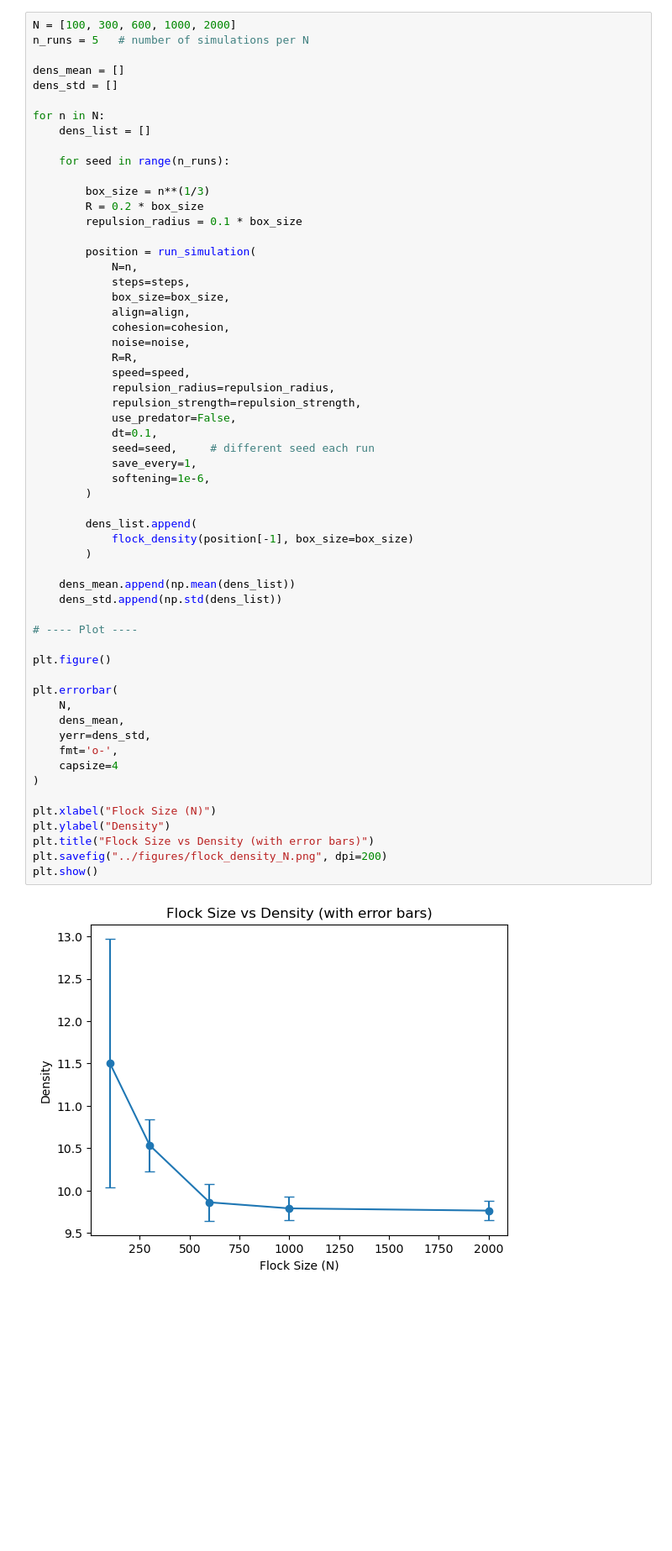
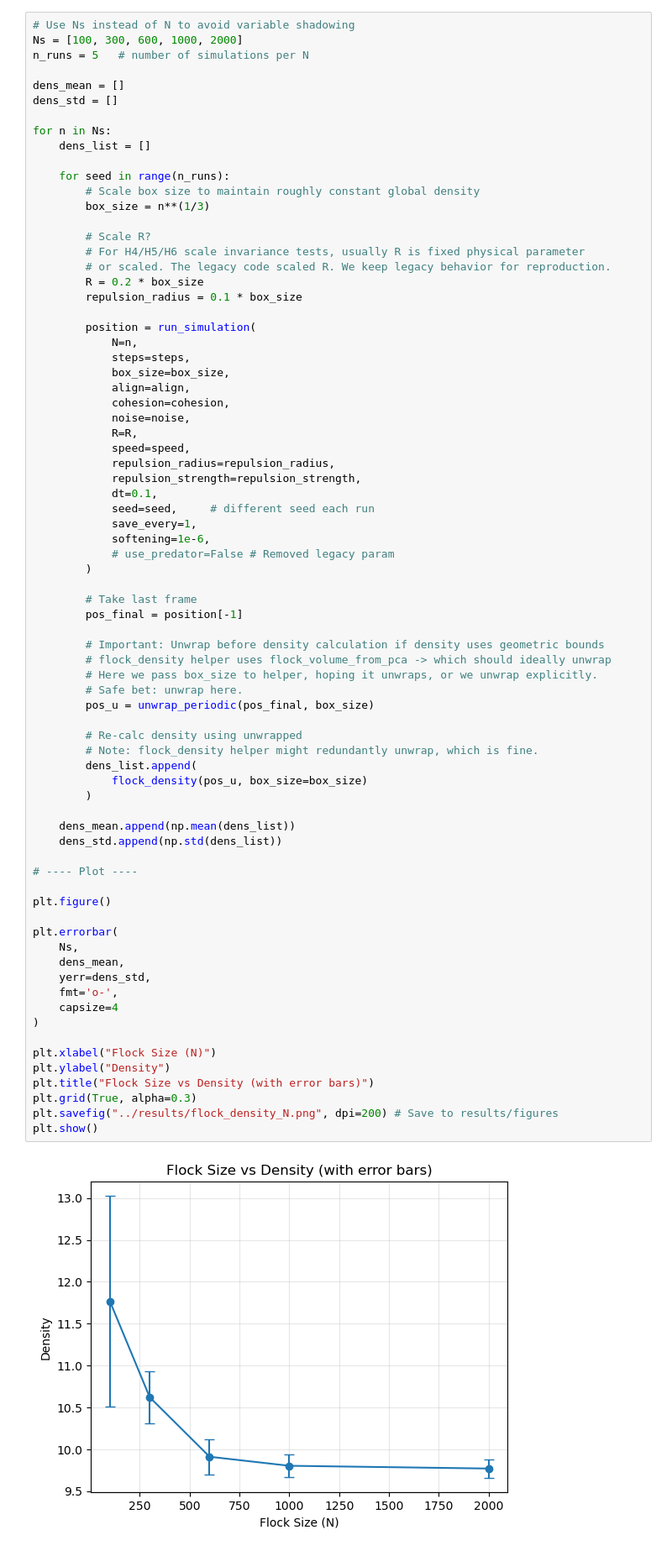
Before and after one commit to ayy031/Group4_emergent-flocking-structure, a Jupyter notebook: notebooks/Archive_Flocking_Sweep.ipynb, the cells around one changed output. Shown at 84% size. Saved outputs shown, nothing was run; the diff lists cells and outputs as text; blank space fills up the shorter version.

```diff
--- a/notebooks/Archive_Flocking_Sweep.ipynb
+++ b/notebooks/Archive_Flocking_Sweep.ipynb
@@ -54,18 +52,23 @@ def flock_density(pos, box_size=None):
     density = N / V
     return density
 # %%
-N = [100, 300, 600, 1000, 2000]
+# Use Ns instead of N to avoid variable shadowing
+Ns = [100, 300, 600, 1000, 2000]
 n_runs = 5   # number of simulations per N
 
 dens_mean = []
 dens_std = []
 
-for n in N:
+for n in Ns:
     dens_list = []
 
     for seed in range(n_runs):
+        # Scale box size to maintain roughly constant global density
+        box_size = n**(1/3)
 
-        box_size = n**(1/3)
+        # Scale R?
+        # For H4/H5/H6 scale invariance tests, usually R is fixed physical parameter
+        # or scaled. The legacy code scaled R. We keep legacy behavior for reproduction.
         R = 0.2 * box_size
         repulsion_radius = 0.1 * box_size
 
@@ -80,39 +83,51 @@ for n in N:
             speed=speed,
             repulsion_radius=repulsion_radius,
             repulsion_strength=repulsion_strength,
-            use_predator=False,
             dt=0.1,
             seed=seed,     # different seed each run
             save_every=1,
             softening=1e-6,
+            # use_predator=False # Removed legacy param
         )
 
+        # Take last frame
+        pos_final = position[-1]
+
+        # Important: Unwrap before density calculation if density uses geometric bounds
+        # flock_density helper uses flock_volume_from_pca -> which should ideally unwrap
+        # Here we pass box_size to helper, hoping it unwraps, or we unwrap explicitly.
+        # Safe bet: unwrap here.
+        pos_u = unwrap_periodic(pos_final, box_size)
+
+        # Re-calc density using unwrapped
+        # Note: flock_density helper might redundantly unwrap, which is fine.
         dens_list.append(
-            flock_density(position[-1], box_size=box_size)
+            flock_density(pos_u, box_size=box_size)
         )
 
     dens_mean.append(np.mean(dens_list))
     dens_std.append(np.std(dens_list))
 
 # ---- Plot ----
 
 plt.figure()
 
 plt.errorbar(
-    N,
+    Ns,
     dens_mean,
     yerr=dens_std,
     fmt='o-',
     capsize=4
 )
 
 plt.xlabel("Flock Size (N)")
 plt.ylabel("Density")
 plt.title("Flock Size vs Density (with error bars)")
-plt.savefig("../figures/flock_density_N.png", dpi=200)
+plt.grid(True, alpha=0.3)
+plt.savefig("../results/flock_density_N.png", dpi=200) # Save to results/figures
 plt.show()
 # %% [output]
-[figure, old version]
+[figure, new version]
 # %% [markdown]
 What this plot shows: density stays roughly constant as flock size increases.
 
```
Also changed, not shown: parts of 4 cells of this notebook, 2 other files.
